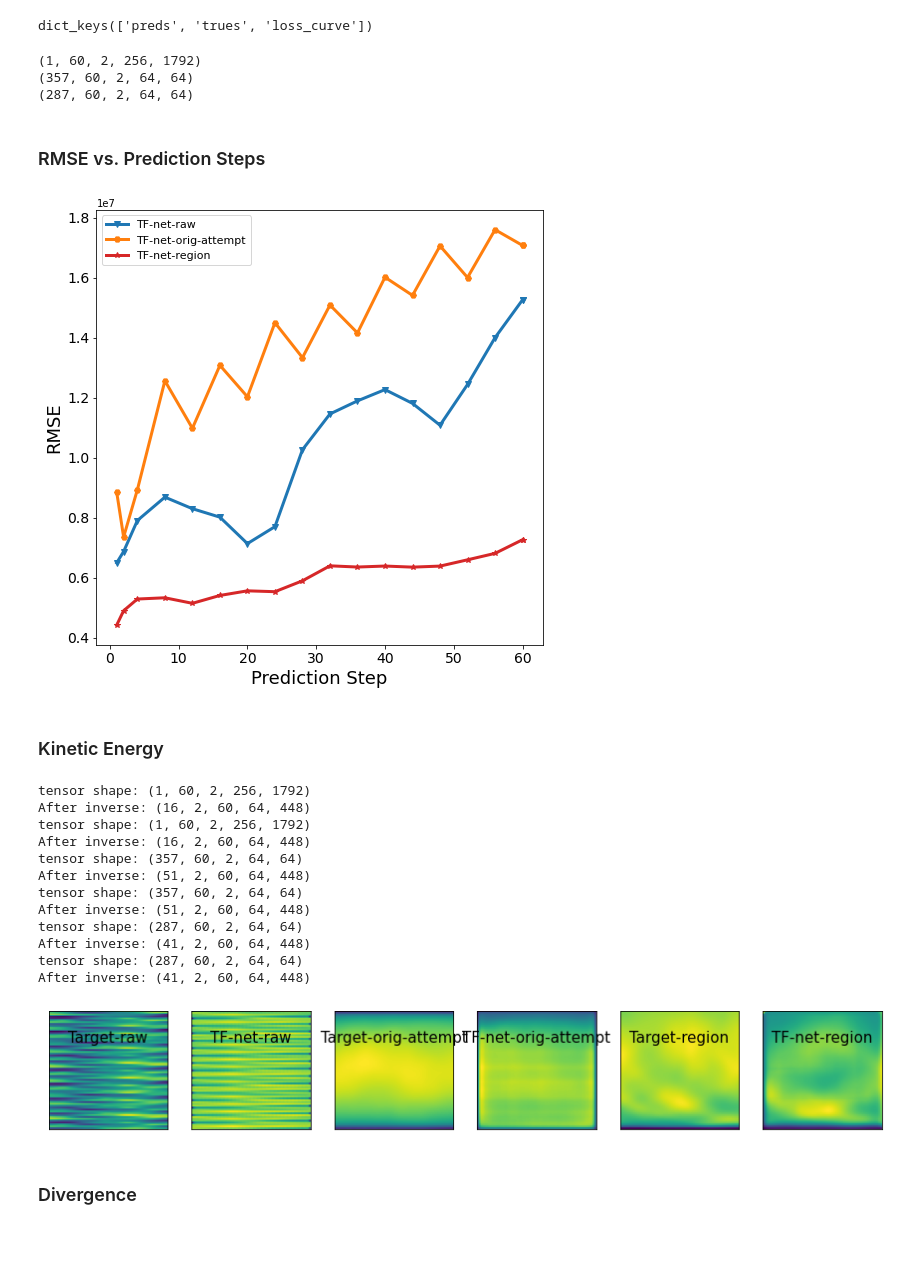
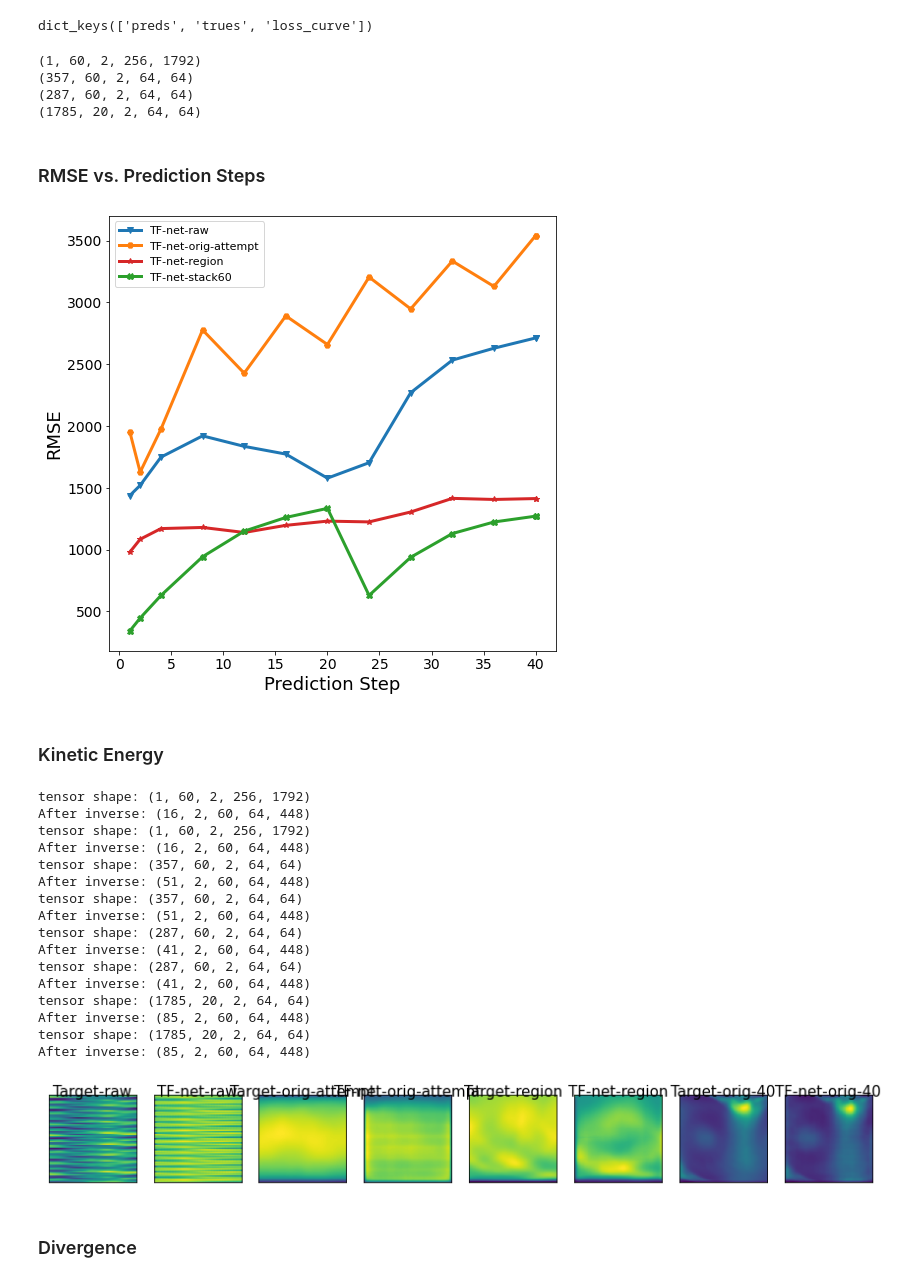
Before and after one commit to tailintalent/Turbulent-Flow-Nets, a Jupyter notebook: Evaluation/Evaluation-Raw.ipynb, the cells around one changed output. Saved outputs shown, nothing was run; the diff lists cells and outputs as text; code cells hidden in the pictures; blank space fills up the shorter version.

Commit message:
Added data normalization before loading in the data and correspondingly fixed the Evaluation-Raw notebook for the plots for experiments that were run on unnormalized data

```diff
--- a/Evaluation/Evaluation-Raw.ipynb
+++ b/Evaluation/Evaluation-Raw.ipynb
@@ -24,10 +24,13 @@ device = torch.device("cuda:3" if torch.cuda.is_available() else "cpu")
 # gan = torch.load("Results/Results_64/GAN.pt")
 # tf = torch.load("Results/Results_64/TF.pt")
 # tf_con = torch.load("Results/Results_64/TF_con.pt")
-# orig_exp_1860_stack_120
+
+# These experiments were all run on UNNORMALIZED images
 results = torch.load("results.pt")
 orig_attempt = torch.load("orig_exp_1860_stack_120.pt")
 region = torch.load("stack_by_region_results.pt")
+# Note that this one could only predict up to 40, since the time stack was only 60
+correct_stack_60 = torch.load('orig_stack_60_results.pt')
 print(f'device: {device}')
 results.keys()
 # %% [output]
@@ -40,40 +43,47 @@ markers = ['o',  "H", 'v', "*", "X", "d", "P",'s', "^"]
 # %%
 avg = 1.0424337
 stds = 4522.7046
+# multiply by stds and add avg to recover the prediction from normalization (z = (x-mean)/std)
 # preds = [gan["trues"]*stds+avg, tf_con["preds"]*stds+avg, tf["preds"]*stds+avg, u["preds"]*stds+avg,  gan["preds"]*stds+avg,cnn["preds"]*stds+avg, convlstm["preds"]*stds+avg, sst["preds"]*stds+avg, dhpm["preds"]*stds+avg]
-preds = [results["trues"]*stds+avg, results["preds"]*stds+avg, orig_attempt["trues"][:357]*stds+avg, orig_attempt["preds"][:357]*stds+avg, region["trues"][:287]*stds+avg, region["preds"][:287]*stds+avg]
+preds = [results["trues"], results["preds"], orig_attempt["trues"][:357],
+         orig_attempt["preds"][:357], region["trues"][:287], region["preds"][:287],
+        correct_stack_60["trues"][:1785], correct_stack_60["preds"][:1785]]
 print(preds[0].shape)
 print(preds[2].shape)
 print(preds[4].shape)
+print(preds[6].shape)
 # %% [output]
 (1, 60, 2, 256, 1792)
 (357, 60, 2, 64, 64)
 (287, 60, 2, 64, 64)
+(1785, 20, 2, 64, 64)
 # %% [markdown]
 ### RMSE vs. Prediction Steps
 # %%
 fig=plt.figure(figsize=(8, 8))
-idx = np.array([0,1] + list(range(3,60,4))+[59])
+#idx = np.array([0,1] + list(range(3,60,4))+[59])
+idx = np.array([0,1] + list(range(3,40,4))+[39])
 # plt.plot(idx+1, tf_con['loss_curve'][idx]*stds, label = "Con TF-net", marker=markers[1], linewidth = 1.5, color = colors[1])
-plt.plot(idx+1,  results['loss_curve'][idx]*stds, label = "TF-net-raw", marker=markers[2], linewidth = 3, color = colors[2])
-plt.plot(idx+1,  orig_attempt['loss_curve'][idx]*stds, label = "TF-net-orig-attempt", marker=markers[1], linewidth = 3, color = colors[1])
-plt.plot(idx+1,  region['loss_curve'][idx]*stds, label = "TF-net-region", marker=markers[3], linewidth = 3, color = colors[3])
+plt.plot(idx+1,  results['loss_curve'][idx], label = "TF-net-raw", marker=markers[2], linewidth = 3, color = colors[2])
+plt.plot(idx+1,  orig_attempt['loss_curve'][idx], label = "TF-net-orig-attempt", marker=markers[1], linewidth = 3, color = colors[1])
+plt.plot(idx+1,  region['loss_curve'][idx], label = "TF-net-region", marker=markers[3], linewidth = 3, color = colors[3])
+plt.plot(idx+1,  correct_stack_60['loss_curve'][idx], label = "TF-net-stack60", marker=markers[4], linewidth = 3, color = colors[4])
 # plt.plot(idx+1, u['loss_curve'][idx]*stds, label = "U_net", marker=markers[3], linewidth = 1.5, color = colors[3])
 # plt.plot(idx+1, gan['loss_curve'][idx]*stds, label = "GAN", marker=markers[4], linewidth = 1.5, color = colors[4])
 # plt.plot(idx+1, cnn['loss_curve'][idx]*stds, label = "ResNet", marker= markers[5], linewidth = 1.5, color = colors[5])
 # plt.plot(idx+1, convlstm['loss_curve'][idx]*stds, label = "ConvLSTM", marker= markers[6], linewidth = 1.5, color = colors[6])
 # plt.plot(idx+1, sst['loss_curve'][idx]*stds, label = "SST", marker= markers[7], linewidth = 1.5, color = colors[7])
 # plt.plot(idx+1, dhpm['loss_curve'][idx]*stds, label = "DHPM", marker=markers[8], linewidth = 1.5, color = colors[8])
 
 plt.ylabel("RMSE", size = 18)
 plt.xlabel("Prediction Step", size = 18)
 plt.legend(fontsize=11)
 plt.xticks(fontsize=14)
 plt.yticks(fontsize=14)
 #plt.savefig("rmse_horizon.png", dpi = 400, bbox_inches = 'tight')
 plt.show()
 # %% [output]
-[figure, old version]
+[figure, new version]
 # %% [markdown]
 ### Kinetic Energy
 # %%
@@ -123,11 +133,12 @@ def TKE_mean(tensor):
     return tke_mean
 # %%
 # the first dimension needs to be a multiple of 7 to work with inverse_seqs
-tkes = [TKE_mean(preds[i]) for i in range(6)]
+tkes = [TKE_mean(preds[i]) for i in range(8)]
 # title = ["Target","Con TF-net", "TF-net", "U_net",  "GAN",  "ResNet", "ConvLSTM",  "SST",  "DHPM"]
-title = ["Target-raw", "TF-net-raw", "Target-orig-attempt", "TF-net-orig-attempt", "Target-region", "TF-net-region"]
+title = ["Target-raw", "TF-net-raw", "Target-orig-attempt", "TF-net-orig-attempt", "Target-region", "TF-net-region",
+        "Target-orig-40", "TF-net-orig-40"]
 fig=plt.figure(figsize=(15, 5))
-columns = 6
+columns = 8
 rows = 1
 for i in range(columns):
     fig.add_subplot(rows, columns, i+1)
@@ -151,7 +162,11 @@ tensor shape: (287, 60, 2, 64, 64)
 After inverse: (41, 2, 60, 64, 448)
 tensor shape: (287, 60, 2, 64, 64)
 After inverse: (41, 2, 60, 64, 448)
+tensor shape: (1785, 20, 2, 64, 64)
+After inverse: (85, 2, 60, 64, 448)
+tensor shape: (1785, 20, 2, 64, 64)
+After inverse: (85, 2, 60, 64, 448)
-[figure, old version]
+[figure, new version]
 # %% [markdown]
 ### Divergence
 # %%
```
Also changed, not shown: parts of 4 cells of this notebook, 4 other files.
